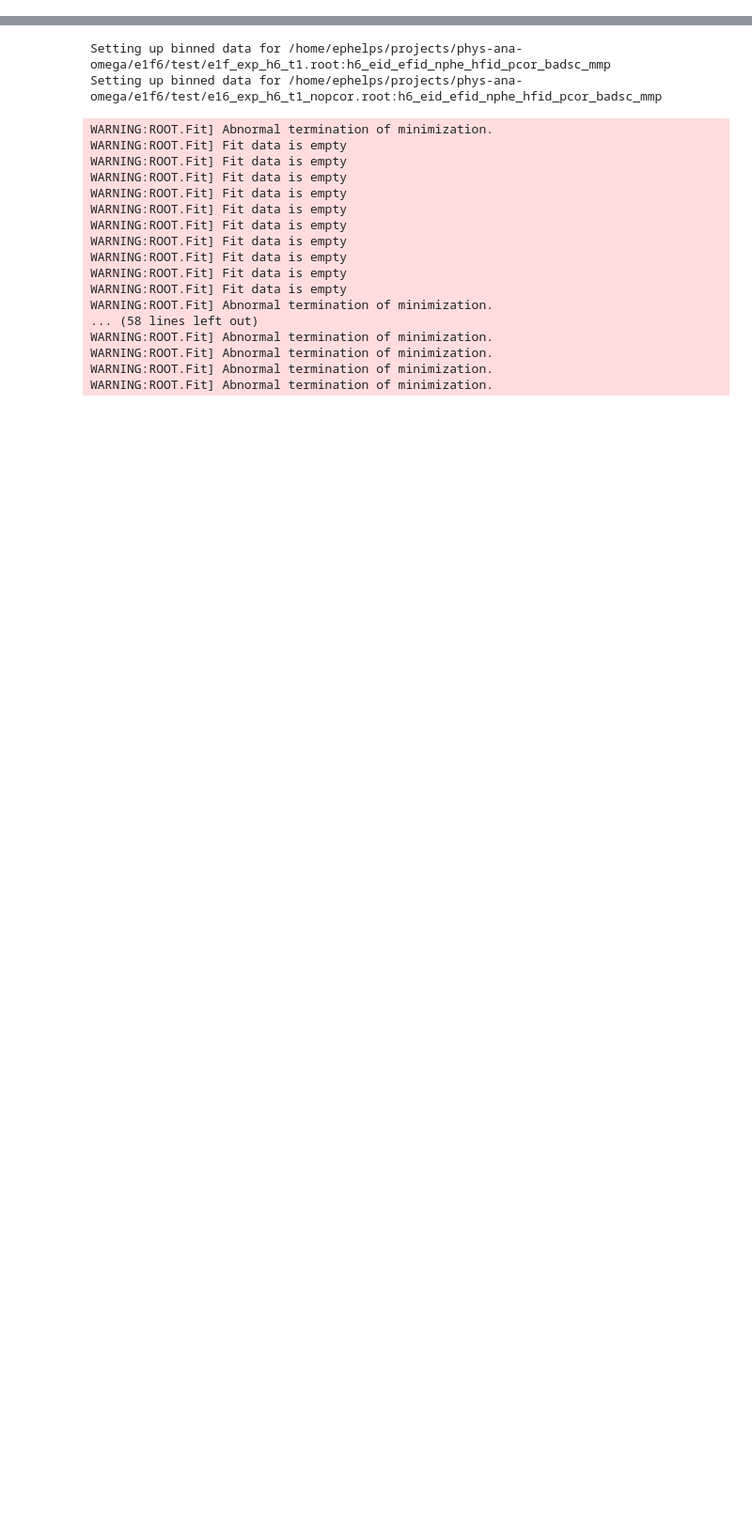
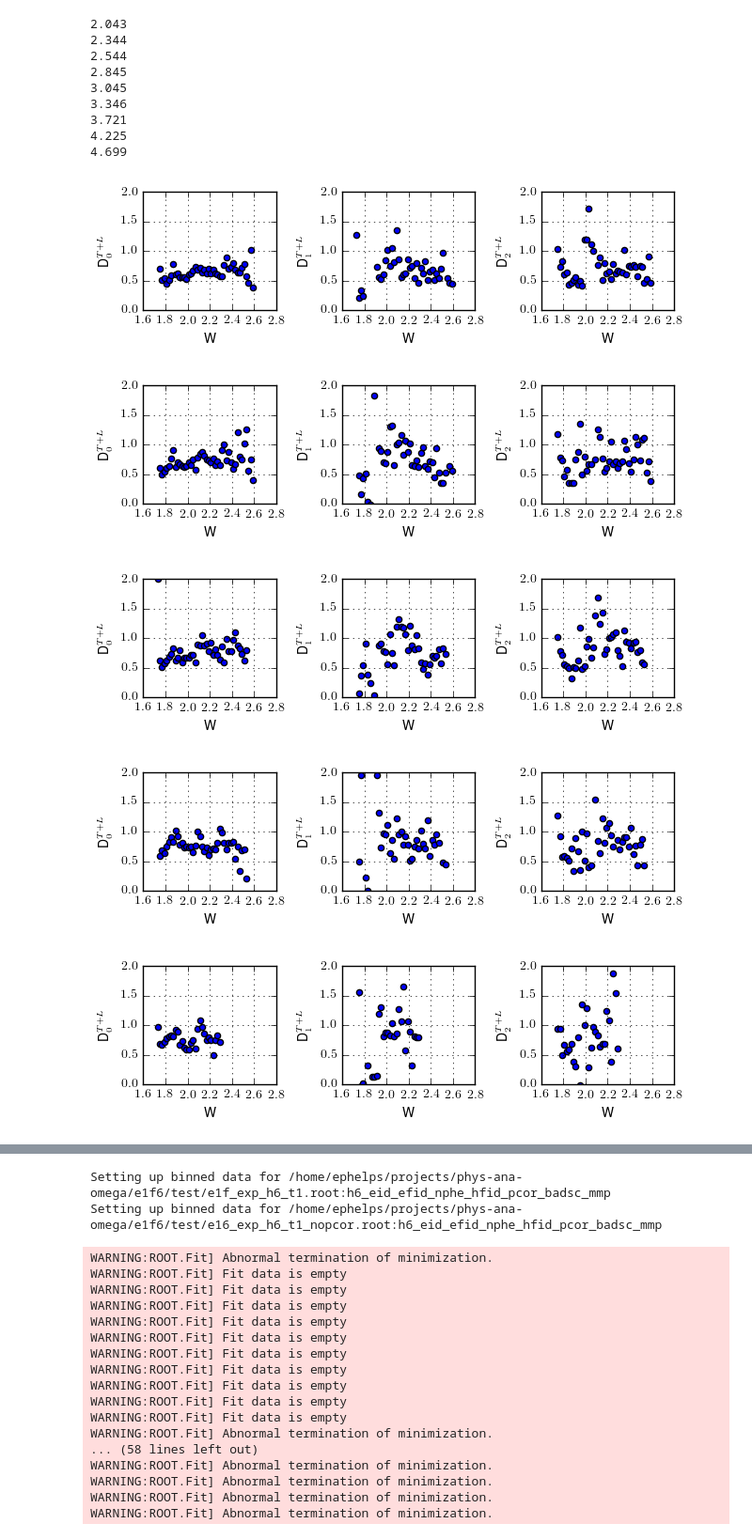
Before and after one commit to evan-phelps/phys-ana-omega, a Jupyter notebook: worksheets/ExpData.ipynb, the cells around one changed output, grey strips where cells are left out. Shown at 94% size. Saved outputs shown, nothing was run; the diff lists cells and outputs as text; code cells hidden in the pictures; blank space fills up the shorter version.

```diff
--- a/worksheets/ExpData.ipynb
+++ b/worksheets/ExpData.ipynb
@@ -894,0 +936,36 @@ array([ 2.043,  2.344,  2.544,  2.845])
+# %%
+#%matplotlib inline
+df_6 = df_e16_legs.replace(np.inf, np.nan).dropna()
+df_f = df_e1f_legs.replace(np.inf, np.nan).dropna()
+
+for Q2 in sorted(df_6.Q2.unique()):
+    fig, axes = plt.subplots(1,3, figsize=(6.5,2))
+    df_1q2 = df_6[df_6.Q2==Q2].set_index('W', drop=False)
+    df_1q2_f = df_f[df_f.Q2==Q2].set_index('W', drop=False)
+    for ax, leg_i, lbl in zip(axes, ['D0_tot', 'D1_tot', 'D2_tot'], [r'D^{T+L}_0', r'D^{T+L}_1', r'D^{T+L}_2']):
+        df_1q2_f['rat'] = df_1q2_f[leg_i]/df_1q2[leg_i]
+#         df_1q2_f['rat_err'] = df_1q2_f['%s_err'%leg_i]/df_1q2[leg_i]
+#         df_1q2_f.plot('W', 'rat', yerr='%s_err'%leg_i, kind='scatter', ax=ax)
+        df_1q2_f.plot('W', 'rat', kind='scatter', ax=ax)
+        ax.set_ylabel(lbl)
+        ax.grid()
+        ax.set_xlim(1.6,2.8)
+        ax.set_ylim(0,2)
+#         ax.set_title(lbl)
+    print(Q2)
+    plt.tight_layout()
+# %% [output]
+2.043
+2.344
+2.544
+2.845
+3.045
+3.346
+3.721
+4.225
+4.699
+[figure, added]
+[figure, added]
+[figure, added]
+[figure, added]
+[figure, added]
```
Also changed, not shown: parts of 22 cells of this notebook, 3 other files.
